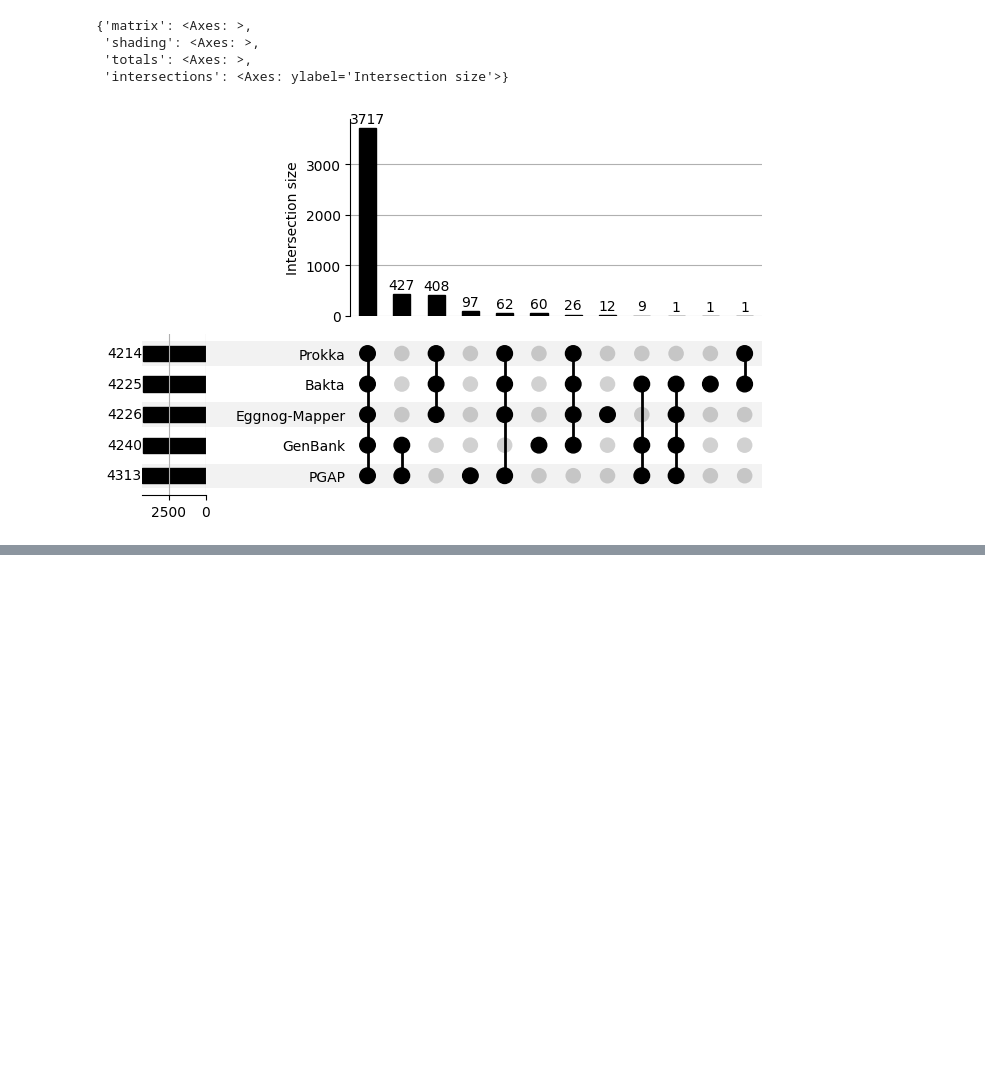
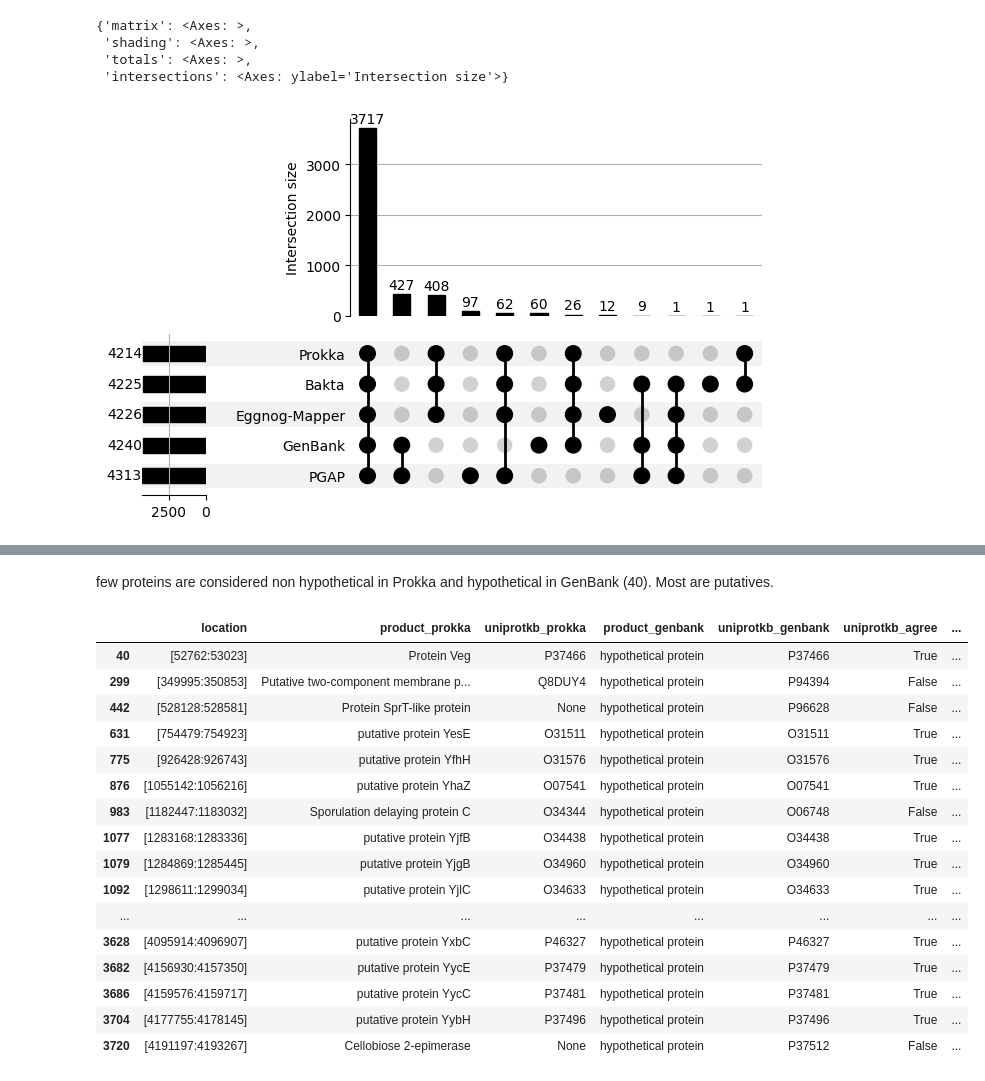
Before and after one commit to tiagocabralborelli/BenchAnnot, a Jupyter notebook: bacillus_analysis/bacillus_analysis.ipynb, the cells around one changed output, grey strips where cells are left out. Saved outputs shown, nothing was run; the diff lists cells and outputs as text; code cells hidden in the pictures; blank space fills up the shorter version.

Commit message:
feat: add basic annotation comparisons against genbank

```diff
--- a/bacillus_analysis/bacillus_analysis.ipynb
+++ b/bacillus_analysis/bacillus_analysis.ipynb
@@ -127,0 +185,5 @@ Now we proceed to checking if the functional annotation differs. Starting with t
+# %%
+genbank_gbff = "bacillus_genbank.gbff"
+prokka_gbk = "../results/prokka/bacillus_prokka/bacillus.gbk"
+pgap_gbk = "../results/pgap/bacillus_pgap/annot.gbk"
+bakta_gbk = "../results/bakta/bacillus_bakta/bacillus.gbff"
@@ -127,0 +192,15 @@ Now we proceed to checking if the functional annotation differs. Starting with t
+# %%
+cds_data = []
+for record in SeqIO.parse(genbank_gbff, "genbank"):
+    for feature in record.features:
+        if feature.type == "CDS":
+            location = str(feature.location).split('(')[0]
+            product = feature.qualifiers.get("product", ["hypothetical protein"])[0]
+            uniprotkb = None
+            db_xref = feature.qualifiers.get("db_xref", [])
+            for ref in db_xref:
+                if ref.startswith("UniProtKB"):
+                    uniprotkb = ref.split(":")[1]
+            cds_data.append({"location": location, "product": product, "uniprotkb": uniprotkb})
+genbank = pd.DataFrame(cds_data)
+genbank
@@ -127,0 +221,16 @@ Now we proceed to checking if the functional annotation differs. Starting with t
+# %%
+cds_data = []
+for record in SeqIO.parse(prokka_gbk, "genbank"):
+    for feature in record.features:
+        if feature.type == "CDS":
+            location = str(feature.location).split('(')[0]
+            product = feature.qualifiers.get("product", ["hypothetical protein"])[0]
+            inference = feature.qualifiers.get("inference", [None])
+            uniprotkb = None
+            if inference:
+                for inf in inference:
+                    if "UniProtKB" in inf:
+                        uniprotkb = inf.split(":")[2]
+            cds_data.append({"location": location, "product": product, "uniprotkb": uniprotkb})
+prokka = pd.DataFrame(cds_data)
+prokka
@@ -127,0 +251,2 @@ Now we proceed to checking if the functional annotation differs. Starting with t
+# %%
+prokka_genbank = compare_annotations(prokka, genbank, "uniprotkb", df1_name="Prokka", df2_name="GenBank")
@@ -127,0 +278,23 @@ Now we proceed to checking if the functional annotation differs. Starting with t
+# %% [markdown]
+few proteins are considered non hypothetical in Prokka and hypothetical in GenBank (40). Most are putatives.
+# %%
+# proteins that are hypothetical in GenBank but not in Prokka
+prokka_genbank[(~prokka_genbank["is_hypothetical_prokka"]) & (prokka_genbank["is_hypothetical_genbank"])]
+# %% [output]
+|  | location | product_prokka | uniprotkb_prokka | product_genbank | uniprotkb_genbank | uniprotkb_agree | ... |
+| 40 | [52762:53023] | Protein Veg | P37466 | hypothetical protein | P37466 | True | ... |
+| 299 | [349995:350853] | Putative two-component membrane p... | Q8DUY4 | hypothetical protein | P94394 | False | ... |
+| 442 | [528128:528581] | Protein SprT-like protein | None | hypothetical protein | P96628 | False | ... |
+| 631 | [754479:754923] | putative protein YesE | O31511 | hypothetical protein | O31511 | True | ... |
+| 775 | [926428:926743] | putative protein YfhH | O31576 | hypothetical protein | O31576 | True | ... |
+| 876 | [1055142:1056216] | putative protein YhaZ | O07541 | hypothetical protein | O07541 | True | ... |
+| 983 | [1182447:1183032] | Sporulation delaying protein C | O34344 | hypothetical protein | O06748 | False | ... |
+| 1077 | [1283168:1283336] | putative protein YjfB | O34438 | hypothetical protein | O34438 | True | ... |
+| 1079 | [1284869:1285445] | putative protein YjgB | O34960 | hypothetical protein | O34960 | True | ... |
+| 1092 | [1298611:1299034] | putative protein YjlC | O34633 | hypothetical protein | O34633 | True | ... |
+| ... | ... | ... | ... | ... | ... | ... | ... |
+| 3628 | [4095914:4096907] | putative protein YxbC | P46327 | hypothetical protein | P46327 | True | ... |
+| 3682 | [4156930:4157350] | putative protein YycE | P37479 | hypothetical protein | P37479 | True | ... |
+| 3686 | [4159576:4159717] | putative protein YycC | P37481 | hypothetical protein | P37481 | True | ... |
+| 3704 | [4177755:4178145] | putative protein YybH | P37496 | hypothetical protein | P37496 | True | ... |
+| 3720 | [4191197:4193267] | Cellobiose 2-epimerase | None | hypothetical protein | P37512 | False | ... |
```
Also changed, not shown: parts of 29 cells of this notebook.
